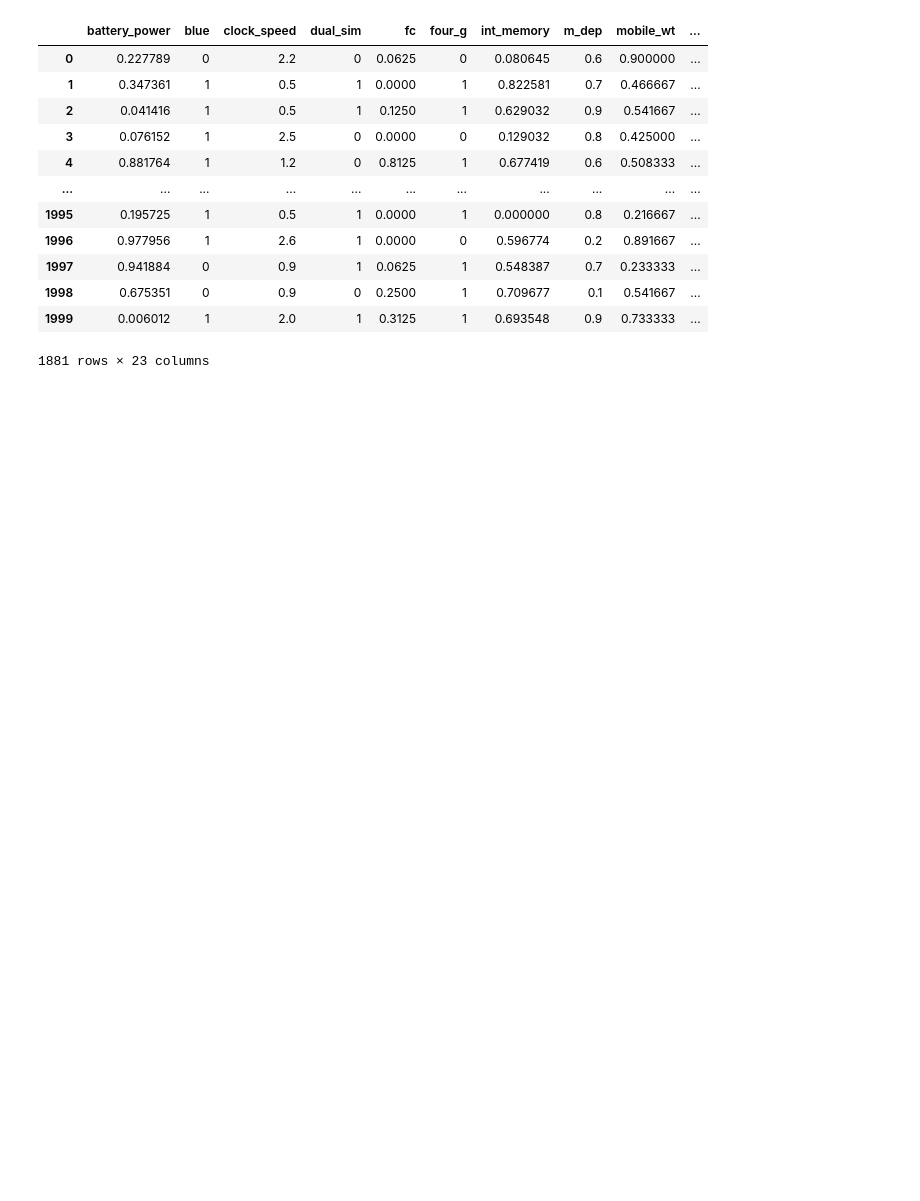
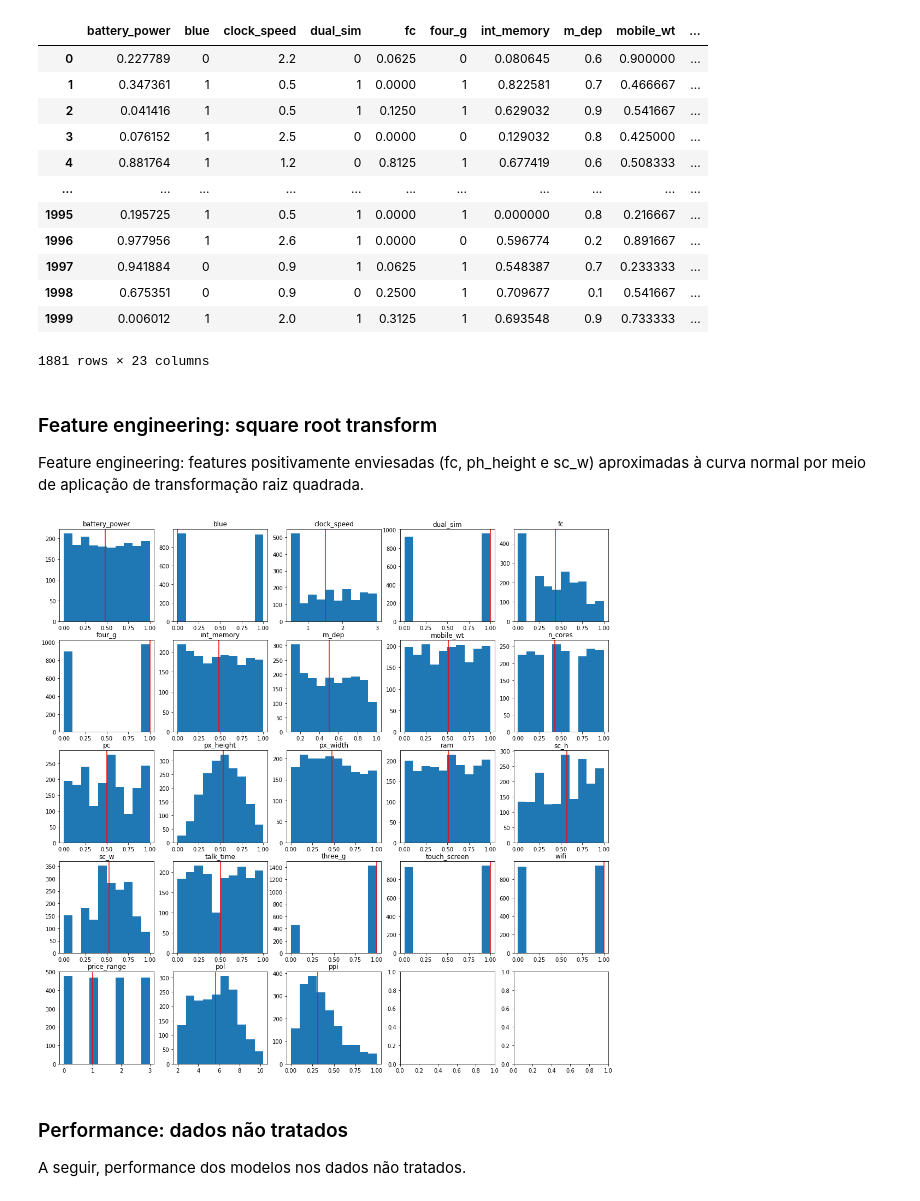
Before and after one commit to lucastsc/cellphone, a Jupyter notebook: cellphone.ipynb, the cells around one changed output. Drawn from its saved outputs; the diff is of its cells as text; code cells hidden in the pictures; blank space fills up the shorter version.

```diff
--- a/cellphone.ipynb
+++ b/cellphone.ipynb
@@ -309,3 +324,16 @@ celltrain_mod
 | 1998 | 0.675351 | 0 | 0.9 | 0 | 0.2500 | 1 | 0.709677 | 0.1 | 0.541667 | ... |
 | 1999 | 0.006012 | 1 | 2.0 | 1 | 0.3125 | 1 | 0.693548 | 0.9 | 0.733333 | ... |
 1881 rows × 23 columns
+# %% [markdown]
+### Feature engineering: square root transform
+Feature engineering: features positivamente enviesadas (fc, ph_height e sc_w) aproximadas à curva normal por meio de aplicação de transformação raiz quadrada.
+# %%
+celltrain_mod['fc'] = np.sqrt(celltrain_mod['fc'])
+celltrain_mod['px_height'] = np.sqrt(celltrain_mod['px_height'])
+celltrain_mod['sc_w'] = np.sqrt(celltrain_mod['sc_w'])
+plot_histograms(celltrain_mod)
+# %% [output]
+[figure, added]
+# %% [markdown]
+### Performance: dados não tratados
+A seguir, performance dos modelos nos dados não tratados.
```
Also changed, not shown: parts of 8 cells of this notebook.
